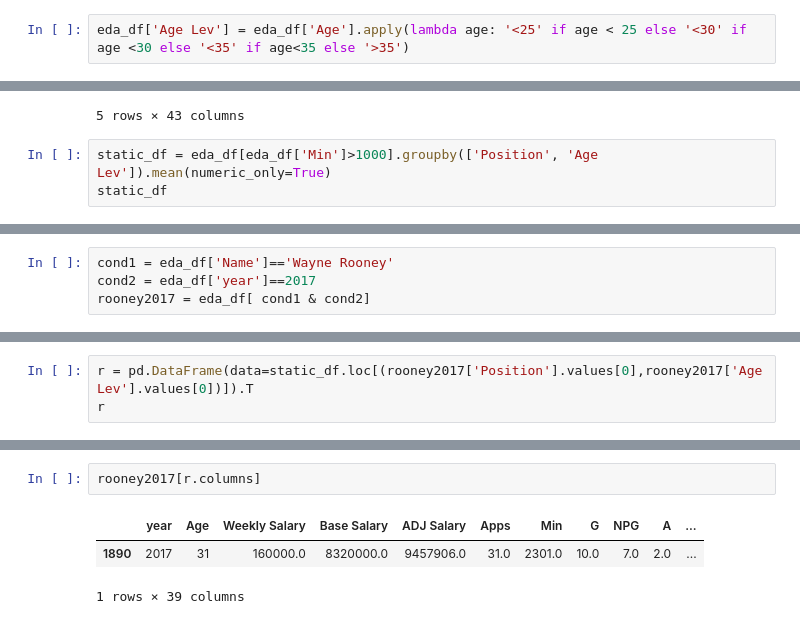
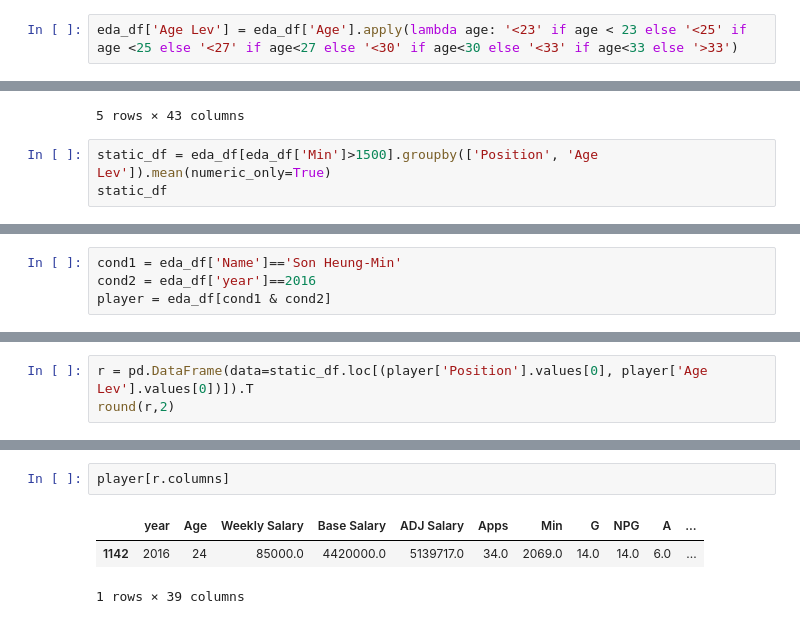
Before and after one commit to sajacaros/eda_champions, a Jupyter notebook: eda/eda.ipynb, the cells around one changed output, grey strips where cells are left out. Saved outputs shown, nothing was run; the diff lists cells and outputs as text.

```diff
--- a/eda/eda.ipynb
+++ b/eda/eda.ipynb
@@ -74,5 +79,5 @@ round(eda_df.describe(), 2)
 # %%
-eda_df['Age Lev'] = eda_df['Age'].apply(lambda age: '<25' if age < 25 else '<30' if age <30 else '<35' if age<35 else '>35')
+eda_df['Age Lev'] = eda_df['Age'].apply(lambda age: '<23' if age < 23 else '<25' if age <25 else '<27' if age<27 else '<30' if age<30 else '<33' if age<33 else '>33')
 # %%
 eda_df.tail()
 # %% [output]
@@ -84,7 +89,7 @@ eda_df.tail()
 | 4754 | 2022 | Shane Duffy | 30 | Fulham | Defender | 40000.0 | 2080000.0 | 2080000.0 | 5.0 | ... |
 5 rows × 43 columns
 # %%
-static_df = eda_df[eda_df['Min']>1000].groupby(['Position', 'Age Lev']).mean(numeric_only=True)
+static_df = eda_df[eda_df['Min']>1500].groupby(['Position', 'Age Lev']).mean(numeric_only=True)
 static_df
 # %% [output]
 |  |  | year | Age | Weekly Salary | Base Salary | ADJ Salary | Apps | Min | G | ... |
@@ -109,5 +114,5 @@ static_df
 # %%
-cond1 = eda_df['Name']=='Wayne Rooney'
-cond2 = eda_df['year']==2017
-rooney2017 = eda_df[ cond1 & cond2]
+cond1 = eda_df['Name']=='Son Heung-Min'
+cond2 = eda_df['year']==2016
+player = eda_df[cond1 & cond2]
 # %%
@@ -167,5 +172,5 @@ Name: (Forward, <35), dtype: float64
 # %%
-r = pd.DataFrame(data=static_df.loc[(rooney2017['Position'].values[0],rooney2017['Age Lev'].values[0])]).T
-r
+r = pd.DataFrame(data=static_df.loc[(player['Position'].values[0], player['Age Lev'].values[0])]).T
+round(r,2)
 # %% [output]
 |  |  | year | Age | Weekly Salary | Base Salary | ADJ Salary | Apps | Min | G | NPG | ... |
@@ -173,7 +178,7 @@ r
 1 rows × 39 columns
 # %%
-rooney2017[r.columns]
+player[r.columns]
 # %% [output]
 |  | year | Age | Weekly Salary | Base Salary | ADJ Salary | Apps | Min | G | NPG | A | ... |
-| 1890 | 2017 | 31 | 160000.0 | 8320000.0 | 9457906.0 | 31.0 | 2301.0 | 10.0 | 7.0 | 2.0 | ... |
+| 1142 | 2016 | 24 | 85000.0 | 4420000.0 | 5139717.0 | 34.0 | 2069.0 | 14.0 | 14.0 | 6.0 | ... |
 1 rows × 39 columns
```
Also changed, not shown: parts of 8 cells of this notebook.
